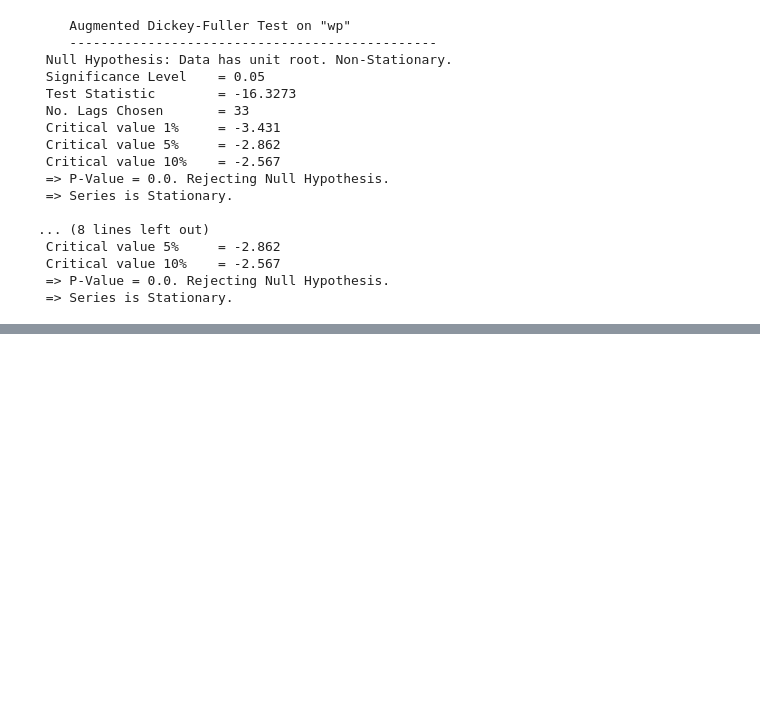
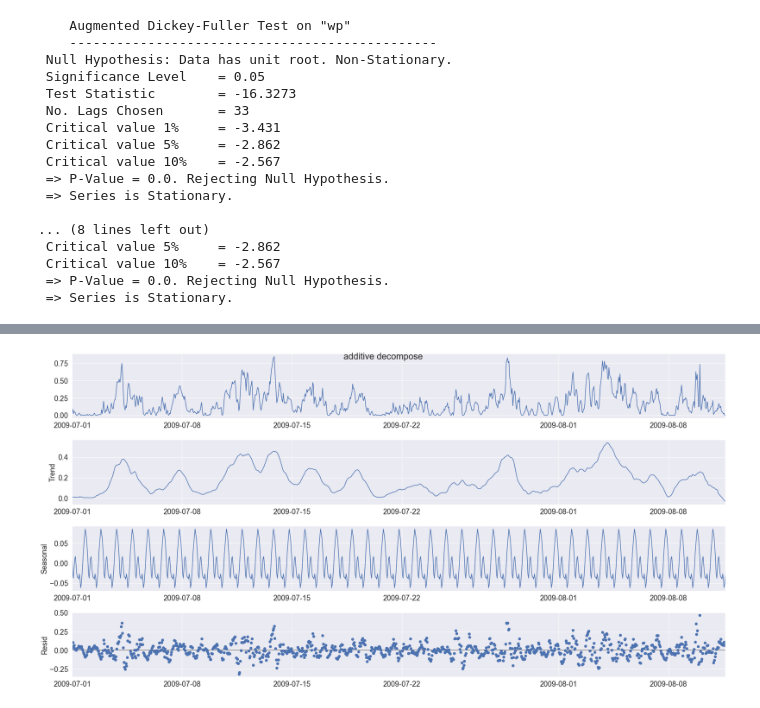
Before and after one commit to Farzad-R/wind_power_kaggle, a Jupyter notebook: src/EDA/data_analysis.ipynb, the cells around one changed output, grey strips where cells are left out. Cells and saved outputs as stored; diff of their text form; code cells hidden in the pictures; blank space fills up the shorter version.

```diff
--- a/src/EDA/data_analysis.ipynb
+++ b/src/EDA/data_analysis.ipynb
@@ -3,43 +3,38 @@ import sys
 import os
 import pandas as pd
 from pyprojroot import here
-from pathlib import Path
 
 sys.path.insert(0, os.path.join(here()))
 
-from src.utils.eda_utils import convert_date_to_timestamp, WpEDS
+from src.utils.eda_utils import WpEDS
 
 import warnings
 warnings.filterwarnings('ignore')
 
-
+## plotting libraries and setting
 import matplotlib.pyplot as plt
 import seaborn as sns
 sns.set(rc = {'figure.figsize':(24, 12)})
-# SMALL_SIZE = 8
-# MEDIUM_SIZE = 10
-BIGGER_SIZE = 18
-
-plt.rc('font', size=BIGGER_SIZE)          # controls default text sizes
-plt.rc('axes', titlesize=BIGGER_SIZE)     # fontsize of the axes title
-plt.rc('axes', labelsize=BIGGER_SIZE)    # fontsize of the x and y labels
-plt.rc('xtick', labelsize=BIGGER_SIZE)    # fontsize of the tick labels
-plt.rc('ytick', labelsize=BIGGER_SIZE)    # fontsize of the tick labels
-plt.rc('legend', fontsize=BIGGER_SIZE)    # legend fontsize
-plt.rc('figure', titlesize=BIGGER_SIZE)  # fontsize of the figure title
+# small_size = 8
+# medium_szie = 10
+big_size = 18
+plt.rc('font', size=big_size)          # controls default text sizes
+plt.rc('axes', titlesize=big_size)     # fontsize of the axes title
+plt.rc('axes', labelsize=big_size)    # fontsize of the x and y labels
+plt.rc('xtick', labelsize=big_size)    # fontsize of the tick labels
+plt.rc('ytick', labelsize=big_size)    # fontsize of the tick labels
+plt.rc('legend', fontsize=big_size)    # legend fontsize
+plt.rc('figure', titlesize=big_size)  # fontsize of the figure title
 # %% [markdown]
 #### Read data, convert time, sort time-index
 # %%
-df_train = pd.read_csv(here("data/raw/train.csv"))
-df_train = convert_date_to_timestamp(df_train)
+df_train = pd.read_parquet(here("data/transformed/train/train.parquet"))
 print("train:", df_train.shape)
 
-df_test = pd.read_csv(here("data/raw/test.csv"))
-df_test = convert_date_to_timestamp(df_test)
+df_test = pd.read_parquet(here("data/transformed/test/test.parquet"))
 print("test:", df_test.shape)
 
-df_wf1 = pd.read_csv(here("data/raw/windforecasts_wf1.csv"))
-df_wf1 = convert_date_to_timestamp(df_wf1)
+df_wf1 = pd.read_parquet(here("data/transformed/windforecasts/windforecasts_wf1.parquet"))
 print("wf1:",df_wf1.shape)
 # %% [output]
 train: (18757, 7)
@@ -201,0 +220,4 @@ for name, column in wp1.data.iteritems():
+# %%
+wp1.decopmose_signal(column="wp")
+# %% [output]
+[figure, added]
```
Also changed, not shown: parts of 22 cells of this notebook, 1 other file.
